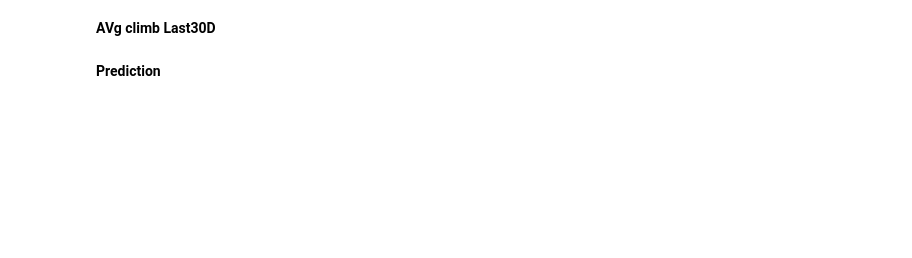
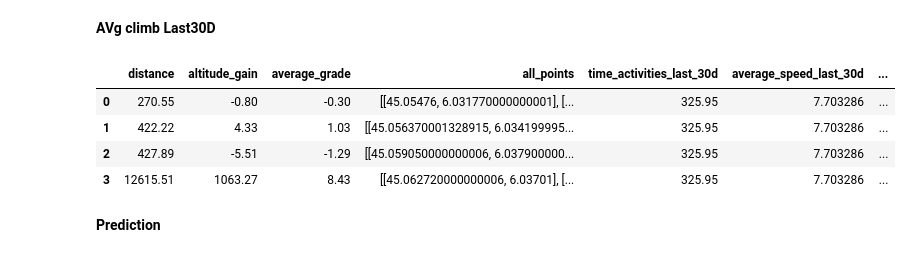
Before and after one commit to vlagache/cycling_travel_time, a Jupyter notebook: notebooks_explanations/model.ipynb, the cells around one changed output. Cells and saved outputs as stored; diff of their text form; code cells hidden in the pictures; blank space fills up the shorter version.

```diff
--- a/notebooks_explanations/model.ipynb
+++ b/notebooks_explanations/model.ipynb
@@ -237,6 +389,14 @@ segments_alpe_df
 **AVg climb Last30D**
 # %%
 segments_alpe_df['average_climbcat_last_30d'] = round(segments_df[segments_df['start_date'].between(start_date,end_date)]['climb_category'].mean(),2)
+# %%
+segments_alpe_df
+# %% [output]
+|  | distance | altitude_gain | average_grade | all_points | time_activities_last_30d | average_speed_last_30d | ... |
+| 0 | 270.55 | -0.80 | -0.30 | [[45.05476, 6.031770000000001], [... | 325.95 | 7.703286 | ... |
+| 1 | 422.22 | 4.33 | 1.03 | [[45.056370001328915, 6.034199995... | 325.95 | 7.703286 | ... |
+| 2 | 427.89 | -5.51 | -1.29 | [[45.059050000000006, 6.037900000... | 325.95 | 7.703286 | ... |
+| 3 | 12615.51 | 1063.27 | 8.43 | [[45.062720000000006, 6.03701], [... | 325.95 | 7.703286 | ... |
 # %% [markdown]
 **Prediction**
 # %%
```
Also changed, not shown: parts of 22 cells of this notebook, 5 other files.
